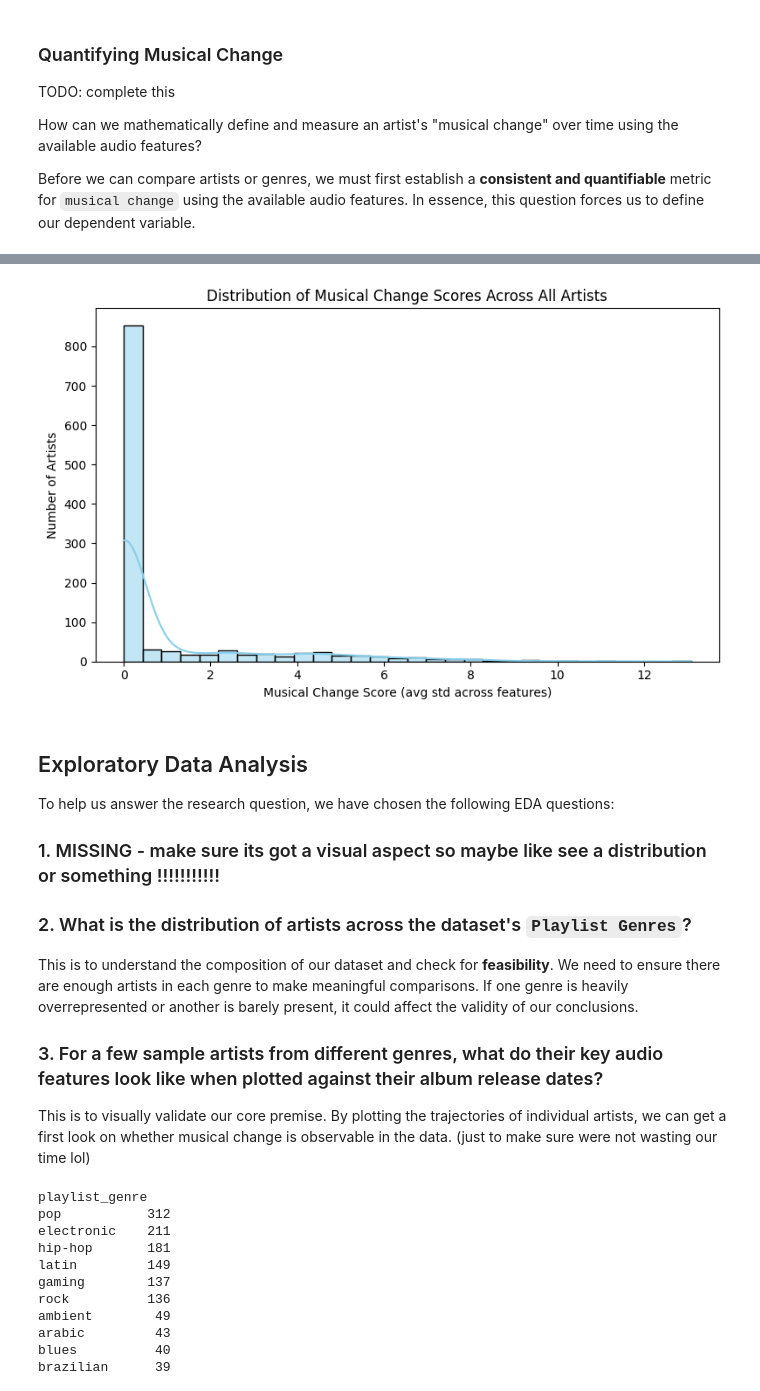
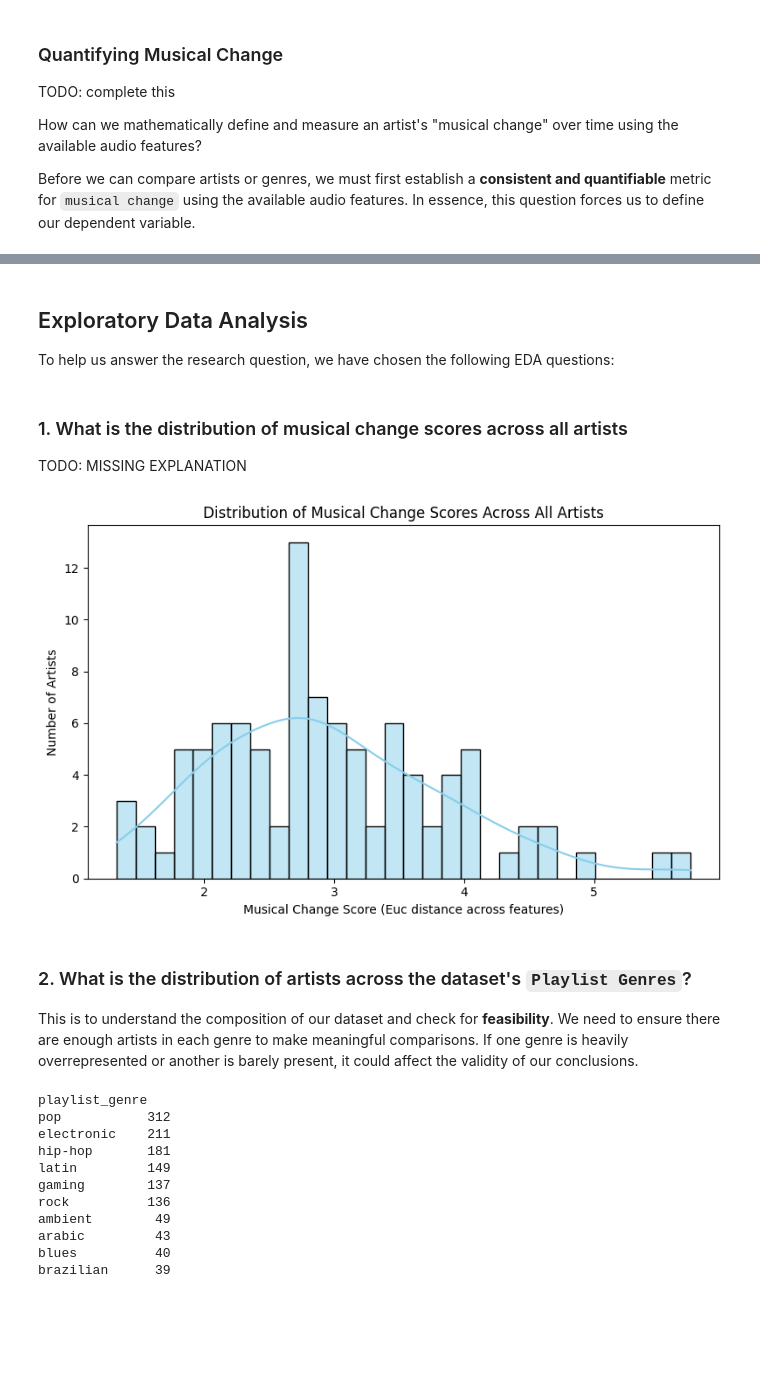
Before and after one commit to adg30/The-Sound-of-Change, a Jupyter notebook: main.ipynb, the cells around one changed output, grey strips where cells are left out. Drawn from its saved outputs; the diff is of its cells as text; code cells hidden in the pictures; blank space fills up the shorter version.

Commit message:
fixed buncha todos, added more todos ggs

```diff
--- a/main.ipynb
+++ b/main.ipynb
@@ -219,3 +216,0 @@ As observed in the output above, a song (identified by id) can indeed appear mul
-# %%
-# Remove column: playlist_subgenre from dataset
-high_df = high_df.drop(columns=['playlist_subgenre'])
@@ -231,3 +216,0 @@ Again, though the Playlist's main genres are fine to keep, the best course of ac
-# %%
-# Remove column: playlist_name from dataset
-high_df = high_df.drop(columns=['playlist_name'])
@@ -266,2 +216,0 @@ We can then drop those duplicated tracks from the dataset.
-# %%
-high_df = high_df.drop_duplicates()
@@ -367,0 +327,25 @@ Initial categorical features identified: ['playlist_genre', 'track_artist', 'tra
+# %%
+# Define minimum songs and minimum distinct release years
+min_songs_per_artist = 3
+min_years_span_per_artist = 2
+
+# Calculate metrics per artist using the unique songs dataframe
+artist_song_counts = high_df_unique_songs.groupby('track_artist').size()
+artist_min_release_date = high_df_unique_songs.groupby('track_artist')['track_album_release_date'].min()
+artist_max_release_date = high_df_unique_songs.groupby('track_artist')['track_album_release_date'].max()
+artist_date_span = (artist_max_release_date - artist_min_release_date).dt.days / 365.25 # Span in years
+
+# Identify artists that meet the criteria
+eligible_artists = artist_song_counts[artist_song_counts >= min_songs_per_artist].index
+eligible_artists_by_span = artist_date_span[artist_date_span >= min_years_span_per_artist].index
+
+# Get final list of eligible artists
+final_eligible_artists = list(set(eligible_artists) & set(eligible_artists_by_span))
+
+# Filter the DataFrame to include only eligible artists
+high_df_final_for_analysis = high_df_unique_songs[high_df_unique_songs['track_artist'].isin(final_eligible_artists)].copy()
+
+print(f"Original unique artists (before filtering for evolution): {high_df_unique_songs['track_artist'].nunique()}")
+print(f"Artists retained after filtering for min songs ({min_songs_per_artist}) and min years span ({min_years_span_per_artist}): {high_df_final_for_analysis['track_artist'].nunique()}")
+
+# use `high_df_final_for_analysis` for the EDA plots and final analysis.
@@ -414,32 +415,30 @@ artist_feature_std
+# %% [markdown]
+## Exploratory Data Analysis
+
+To help us answer the research question, we have chosen the following EDA questions:
+# %% [markdown]
+### 1. What is the distribution of musical change scores across all artists
+TODO: MISSING EXPLANATION
 # %%
 # Plot histogram of musical change scores across all artists
 plt.figure(figsize=(8, 5))
 sns.histplot(
-    data=artist_feature_std,
+    data=musical_change_df,
     x='musical_change_score',
     bins=30,
     kde=True,
     color='skyblue'
 )
 plt.title('Distribution of Musical Change Scores Across All Artists')
-plt.xlabel('Musical Change Score (avg std across features)')
+plt.xlabel('Musical Change Score (Euc distance across features)')
 plt.ylabel('Number of Artists')
 plt.tight_layout()
 plt.show()
 # %% [output]
-[figure, old version]
+[figure, new version]
 # %% [markdown]
-## Exploratory Data Analysis
-
-To help us answer the research question, we have chosen the following EDA questions:
-
-### 1. MISSING - make sure its got a visual aspect so maybe like see a distribution or something !!!!!!!!!!!
-
 ### 2. What is the distribution of artists across the dataset's `Playlist Genres`?
 This is to understand the composition of our dataset and check for **feasibility**. We need to ensure there are enough artists in each genre to make meaningful comparisons. If one genre is heavily overrepresented or another is barely present, it could affect the validity of our conclusions.
-
-### 3. For a few sample artists from different genres, what do their key audio features look like when plotted against their album release dates?
-This is to visually validate our core premise. By plotting the trajectories of individual artists, we can get a first look on whether musical change is observable in the data. (just to make sure were not wasting our time lol)
 # %%
 artist_genre_counts = high_df_cleaned.groupby('playlist_genre')['track_artist'].nunique().sort_values(ascending=False)
 
```
Also changed, not shown: parts of 30 cells of this notebook.
